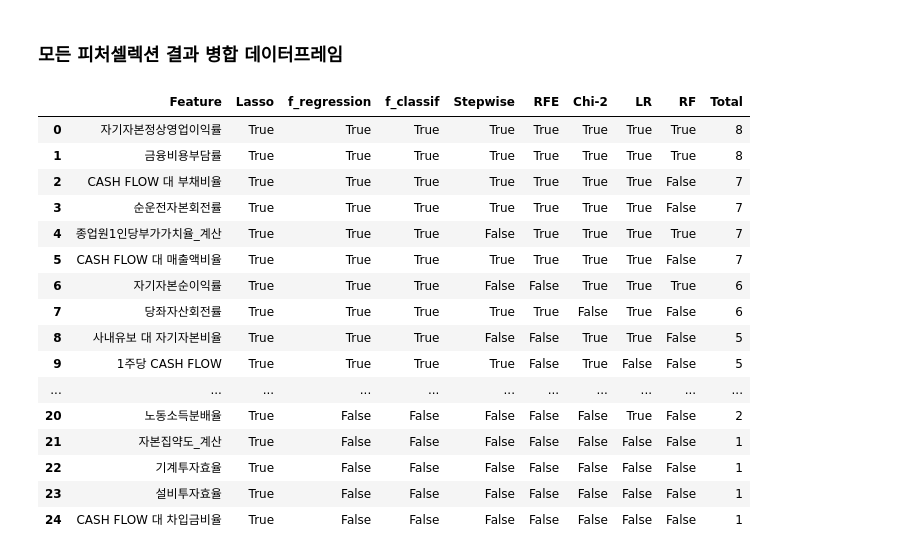
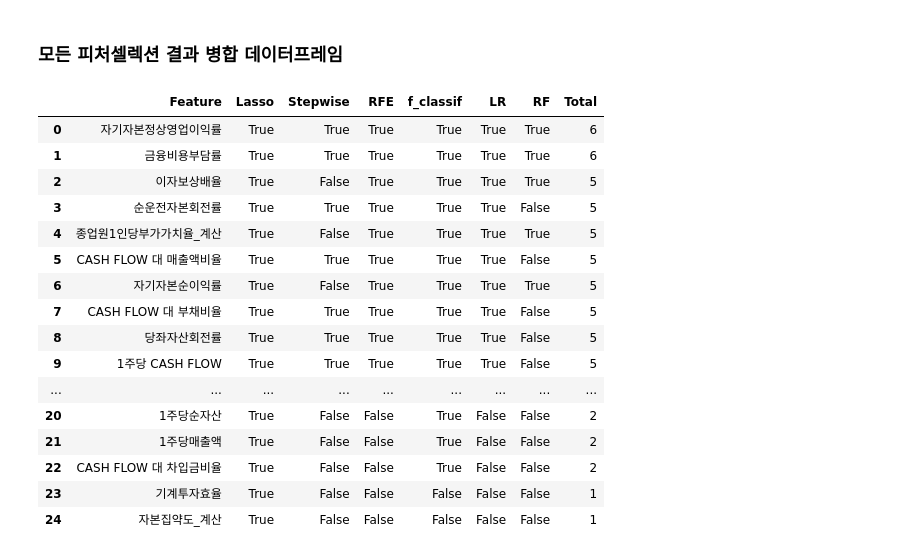
Before and after one commit to jkim0313/project2_quaero, a Jupyter notebook: 피처셀렉션/feature_selection_winsorized.ipynb, the cells around one changed output. Cells and saved outputs as stored; diff of their text form; code cells hidden in the pictures.

```diff
--- a/피처셀렉션/feature_selection_winsorized.ipynb
+++ b/피처셀렉션/feature_selection_winsorized.ipynb
@@ -642,7 +657,7 @@ from sklearn.preprocessing import MinMaxScaler
 chi_time = time.time()
 
 mm_X_train = MinMaxScaler().fit_transform(X_train)
-chi_selector = SelectKBest(chi2, k=15)
+chi_selector = SelectKBest(chi2, k=20)
 chi_selector.fit(mm_X_train, y_train)
 print('SelectKBest chi 수행시간: {0:.1f}초'.format(time.time()-chi_time))
 
@@ -708,7 +728,7 @@ from sklearn.feature_selection import SelectFromModel
 from sklearn.linear_model import LogisticRegression
 
 sfm_lr_time = time.time()
-sfm_lr = SelectFromModel(estimator=LogisticRegression(penalty='l1', solver='liblinear'), max_features=15).fit(X_train, y_train)
+sfm_lr = SelectFromModel(estimator=LogisticRegression(penalty='l1', solver='liblinear'), max_features=20).fit(X_train, y_train)
 sfm_lr.fit(X_train, y_train)
 print('SelectFromModel LogisticRegression 수행시간: {0:.1f}초'.format(time.time()-sfm_lr_time))
 
@@ -771,7 +796,7 @@ from sklearn.feature_selection import SelectFromModel
 from sklearn.ensemble import RandomForestClassifier
 
 sfm_rf_time = time.time()
-sfm_rf = SelectFromModel(RandomForestClassifier(n_estimators=100, max_features=15))
+sfm_rf = SelectFromModel(RandomForestClassifier(n_estimators=100, max_features=20))
 sfm_rf.fit(X_train, y_train)
 print('SelectFromModel RandomForest 수행시간: {0:.1f}초'.format(time.time()-sfm_rf_time))
 
@@ -817,15 +842,15 @@ plt.yticks([0])
 features_df = pd.DataFrame()
 features_df['Feature'] = X_train.columns
 features_df['Lasso'] = ''
-features_df['f_regression'] = f_regression_scores['Support']
-features_df['f_classif'] = f_classif_scores['Support']
+# features_df['f_regression'] = f_regression_scores['Support']
 features_df['Stepwise'] = ''
 features_df['RFE'] = rfe_scores['Support']
-features_df['Chi-2'] = chi_scores['Support']
+features_df['f_classif'] = f_classif_scores['Support']
+# features_df['Chi-2'] = chi_scores['Support']
 features_df['LR'] = sfm_lr_scores['Support']
 features_df['RF'] = sfm_rf_scores['Support']
 
-count = features_df[['Lasso', 'f_regression', 'f_classif', 'Stepwise', 'RFE', 'Chi-2', 'LR', 'RF']].sum(axis=1)
+count = features_df[['Lasso', 'Stepwise', 'RFE', 'f_classif', 'LR', 'RF']].sum(axis=1)
 features_df['Total'] = count
 features_df
 # %% [output]
@@ -907,29 +932,29 @@ df_stepwise_bool
 # %%
 features_df['Lasso'] = df_lasso_bool['Lasso']
 features_df['Stepwise'] = df_stepwise_bool['Stepwise']
-count = features_df[['Lasso', 'f_regression', 'f_classif', 'Stepwise','RFE', 'Chi-2', 'LR', 'RF']].sum(axis=1)
+count = features_df[['Lasso', 'Stepwise','RFE', 'f_classif', 'LR', 'RF']].sum(axis=1)
 features_df['Total'] = count
 features_df['Total'] = features_df['Total']
 features_df['Total'] = features_df['Total'].astype(int)
 features_df.sort_values('Total', ascending=False).reset_index(drop=True)
 # %% [output]
-|  | Feature | Lasso | f_regression | f_classif | Stepwise | RFE | Chi-2 | LR | RF | Total |
-| 0 | 자기자본정상영업이익률 | True | True | True | True | True | True | True | True | 8 |
-| 1 | 금융비용부담률 | True | True | True | True | True | True | True | True | 8 |
-| 2 | CASH FLOW 대 부채비율 | True | True | True | True | True | True | True | False | 7 |
-| 3 | 순운전자본회전률 | True | True | True | True | True | True | True | False | 7 |
-| 4 | 종업원1인당부가가치율_계산 | True | True | True | False | True | True | True | True | 7 |
-| 5 | CASH FLOW 대 매출액비율 | True | True | True | True | True | True | True | False | 7 |
-| 6 | 자기자본순이익률 | True | True | True | False | False | True | True | True | 6 |
-| 7 | 당좌자산회전률 | True | True | True | True | True | False | True | False | 6 |
-| 8 | 사내유보 대 자기자본비율 | True | True | True | False | False | True | True | False | 5 |
-| 9 | 1주당 CASH FLOW | True | True | True | True | False | True | False | False | 5 |
-| ... | ... | ... | ... | ... | ... | ... | ... | ... | ... | ... |
-| 20 | 노동소득분배율 | True | False | False | False | False | False | True | False | 2 |
-| 21 | 자본집약도_계산 | True | False | False | False | False | False | False | False | 1 |
-| 22 | 기계투자효율 | True | False | False | False | False | False | False | False | 1 |
-| 23 | 설비투자효율 | True | False | False | False | False | False | False | False | 1 |
-| 24 | CASH FLOW 대 차입금비율 | True | False | False | False | False | False | False | False | 1 |
+|  | Feature | Lasso | Stepwise | RFE | f_classif | LR | RF | Total |
+| 0 | 자기자본정상영업이익률 | True | True | True | True | True | True | 6 |
+| 1 | 금융비용부담률 | True | True | True | True | True | True | 6 |
+| 2 | 이자보상배율 | True | False | True | True | True | True | 5 |
+| 3 | 순운전자본회전률 | True | True | True | True | True | False | 5 |
+| 4 | 종업원1인당부가가치율_계산 | True | False | True | True | True | True | 5 |
+| 5 | CASH FLOW 대 매출액비율 | True | True | True | True | True | False | 5 |
+| 6 | 자기자본순이익률 | True | False | True | True | True | True | 5 |
+| 7 | CASH FLOW 대 부채비율 | True | True | True | True | True | False | 5 |
+| 8 | 당좌자산회전률 | True | True | True | True | True | False | 5 |
+| 9 | 1주당 CASH FLOW | True | True | True | True | True | False | 5 |
+| ... | ... | ... | ... | ... | ... | ... | ... | ... |
+| 20 | 1주당순자산 | True | False | False | True | False | False | 2 |
+| 21 | 1주당매출액 | True | False | False | True | False | False | 2 |
+| 22 | CASH FLOW 대 차입금비율 | True | False | False | True | False | False | 2 |
+| 23 | 기계투자효율 | True | False | False | False | False | False | 1 |
+| 24 | 자본집약도_계산 | True | False | False | False | False | False | 1 |
 # %%
 features_df.info()
 # %% [output]
```
Also changed, not shown: parts of 23 cells of this notebook.
